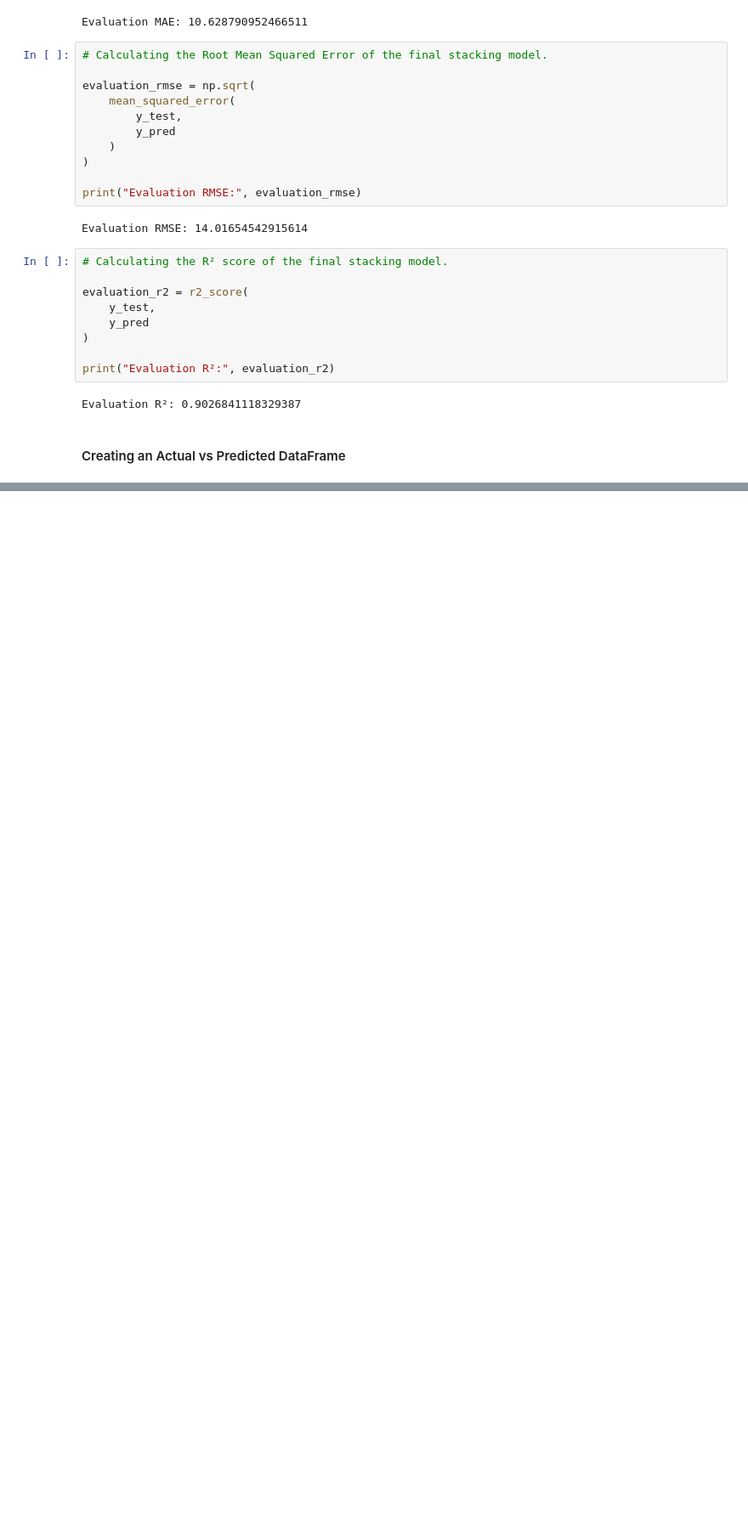
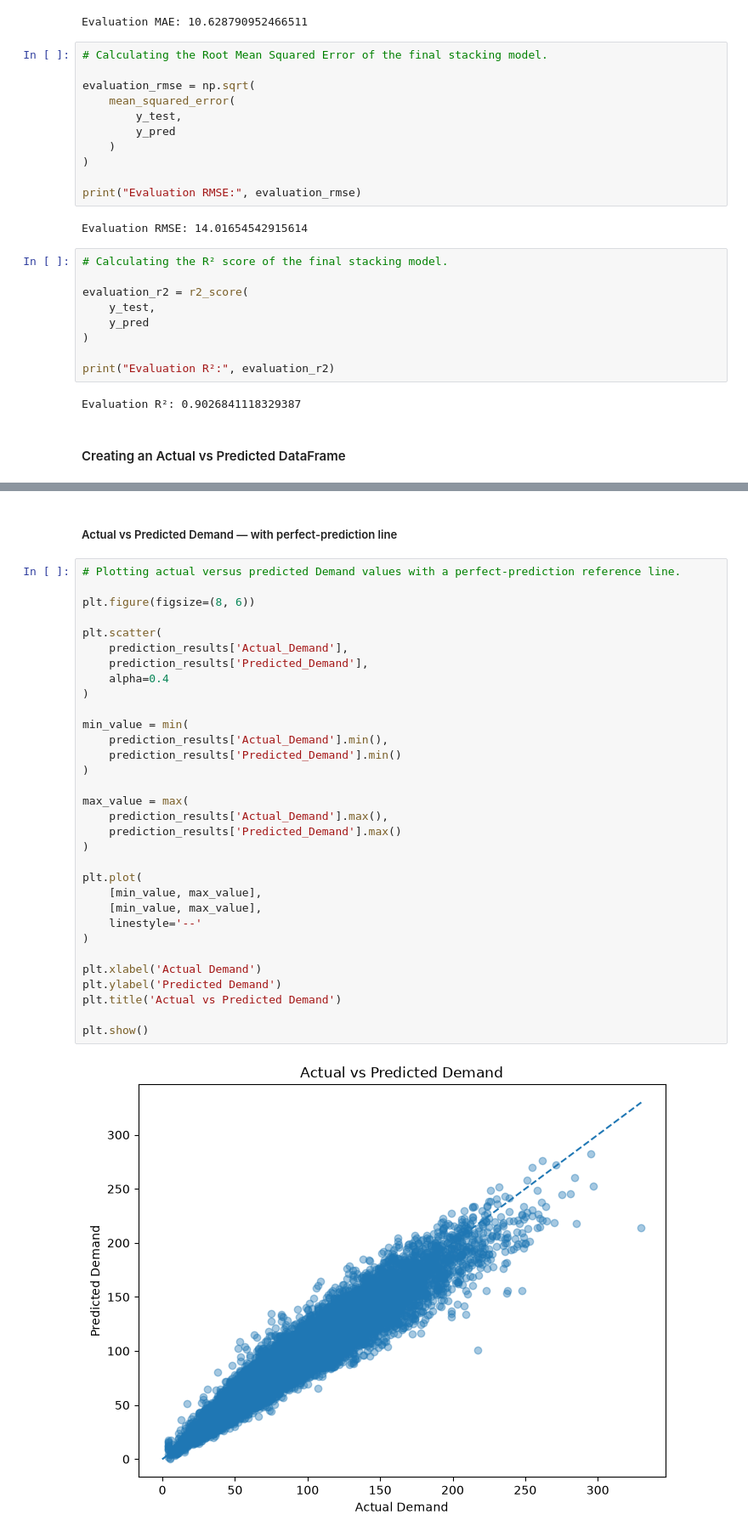
Before and after one commit to TejasMJ/retail-demand-intelligence, a Jupyter notebook: notebooks/06_model_evaluation.ipynb, the cells around one changed output, grey strips where cells are left out. Shown at 85% size. Cells and saved outputs as stored; diff of their text form; blank space fills up the shorter version.

```diff
--- a/notebooks/06_model_evaluation.ipynb
+++ b/notebooks/06_model_evaluation.ipynb
@@ -408,0 +511,36 @@ Evaluation R²: 0.9026841118329387
+# %% [markdown]
+##### Actual vs Predicted Demand — with perfect-prediction line
+# %%
+# Plotting actual versus predicted Demand values with a perfect-prediction reference line.
+
+plt.figure(figsize=(8, 6))
+
+plt.scatter(
+    prediction_results['Actual_Demand'],
+    prediction_results['Predicted_Demand'],
+    alpha=0.4
+)
+
+min_value = min(
+    prediction_results['Actual_Demand'].min(),
+    prediction_results['Predicted_Demand'].min()
+)
+
+max_value = max(
+    prediction_results['Actual_Demand'].max(),
+    prediction_results['Predicted_Demand'].max()
+)
+
+plt.plot(
+    [min_value, max_value],
+    [min_value, max_value],
+    linestyle='--'
+)
+
+plt.xlabel('Actual Demand')
+plt.ylabel('Predicted Demand')
+plt.title('Actual vs Predicted Demand')
+
+plt.show()
+# %% [output]
+[figure, added]
```
Also changed, not shown: parts of 13 cells of this notebook.
